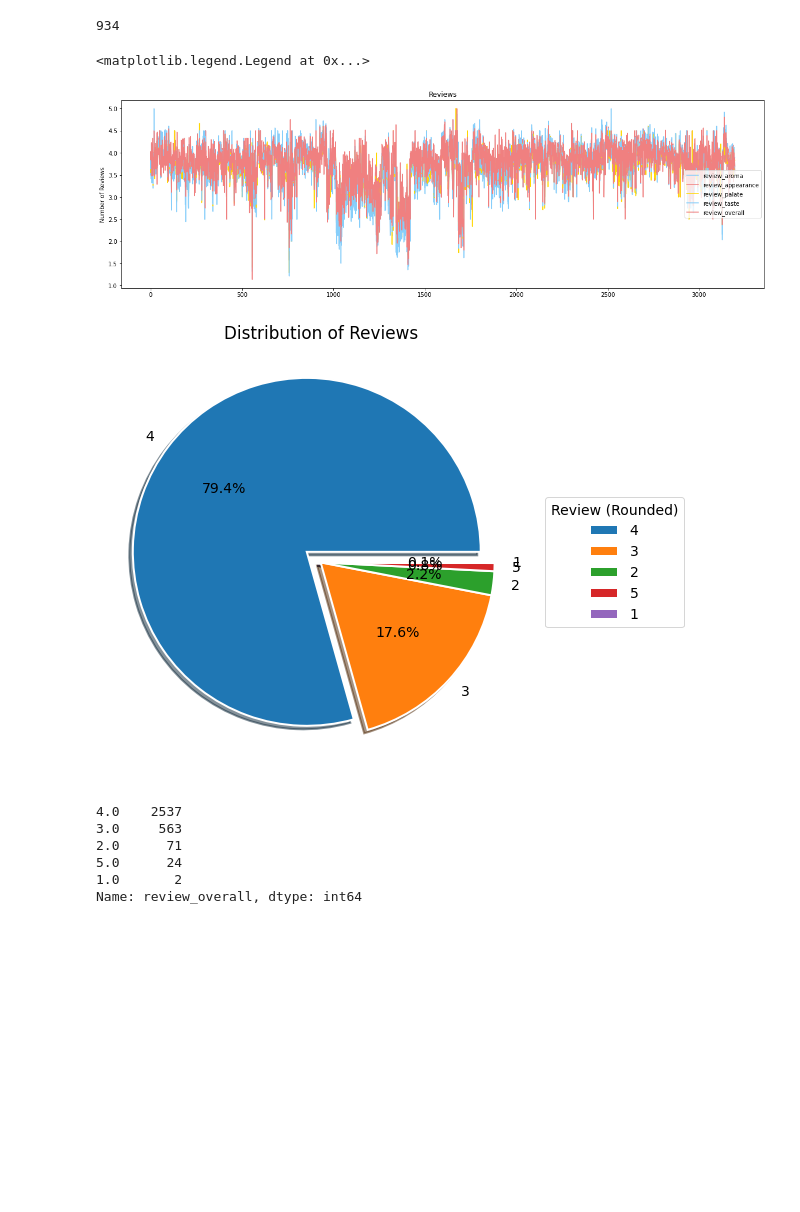
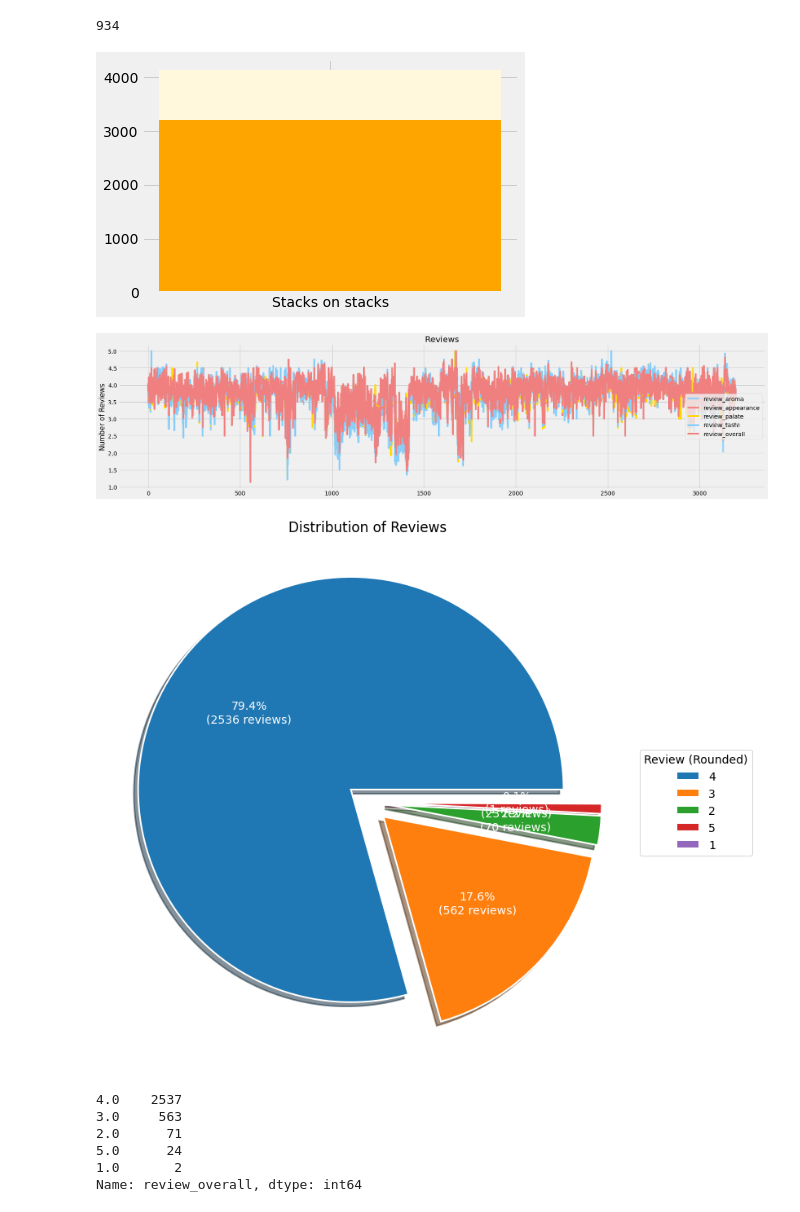
Before and after one commit to sberberian/Beer-Characteristics-Profiling, a Jupyter notebook: beer_vis.ipynb, the cells around one changed output. Cells and saved outputs as stored; diff of their text form; code cells hidden in the pictures; blank space fills up the shorter version.

Commit message:
updating visualizations

```diff
--- a/beer_vis.ipynb
+++ b/beer_vis.ipynb
@@ -40,24 +40,43 @@ len(df["Brewery"].unique())
+# %%
+# Viz 1 -- No. breweries compared to no. beers on list (stacked bar?)
+# https://www.geeksforgeeks.org/create-a-stacked-bar-plot-in-matplotlib/
+
+# unique brewery values
+breweries = len(df["Brewery"].unique())
+beers = len(df["Beer_Name_Full"].unique())
+
+x = "Stacks on stacks"
+y1 = breweries
+y2 = beers
+
+# plot stacked bars
+plt.bar(x, y2, color="orange")
+plt.bar(x, y1, bottom = y2, color = "cornsilk")
+plt.show()
+# %% [output]
+[figure, added]
 # %%
 # Viz 2 -- Reviews on multiple line graph vs average
 review_df = df[["review_aroma", "review_appearance", "review_palate", "review_taste", "review_overall"]]
 
 review_df.plot(title ="Reviews", ylabel ="Number of Reviews",
-                     color =["lightskyblue", "lightcoral","gold"], xlabel ="", figsize =(20,6))
+                     color =["lightskyblue", "lightcoral","gold"],
+                     xlabel ="",
+                     figsize =(25,6))
 
 plt.legend(loc ='right')
 
-# # Import the style from Matplotlib.
-# from matplotlib import style
-# # Use the graph style fivethirtyeight.
-# style.use('fivethirtyeight')
+# Import the style from Matplotlib.
+from matplotlib import style
+# Use the graph style fivethirtyeight.
+style.use('fivethirtyeight')
 
 # plt.savefig("analysis/PyBer_fare_summary.png")
 # %% [output]
-<matplotlib.legend.Legend at 0x...>
-[figure, old version]
+[figure, new version]
 # %%
 # Viz 3 -- Review distribution
-import matplotlib as mpl
+# https://www.geeksforgeeks.org/plot-a-pie-chart-in-python-using-matplotlib/
 rounded_reviews = df["review_overall"].round(0)
 rounded_reviews = rounded_reviews.sort_values(ascending=False)
 
@@ -65,12 +84,18 @@ data = rounded_reviews.value_counts()
 scores = ["4", "3", "2", "5", "1"]
 wp = { 'linewidth' : 2, 'edgecolor' : "white" }
 
-fig, ax = plt.subplots(figsize=(12, 8))
+# Creating autocpt arguments
+def func(pct, allvalues):
+    absolute = int(pct / 100.*np.sum(allvalues))
+    return "{:.1f}%\n({:d} reviews)".format(pct, absolute)
+
+fig, ax = plt.subplots(figsize=(20, 12))
 wedges, texts, autotexts = ax.pie(data,
     labels = scores,
-    explode = [0.1, 0, 0, 0, 0],
-    autopct='%1.1f%%',
+    explode = [0.1, 0.1, 0.1, 0.1, 0.1],
+    autopct = lambda pct: func(pct, data),
     wedgeprops = wp,
+    textprops = dict(color ="white"),
     shadow=True
     )
 
@@ -84,7 +109,7 @@ mpl.rcParams['font.size'] = 14
 
 plt.show()
 # %% [output]
-[figure, old version]
+[figure, new version]
 # %%
 rounded_reviews.value_counts()
 # %% [output]
```
Also changed, not shown: parts of 2 cells of this notebook, 1 other file.
